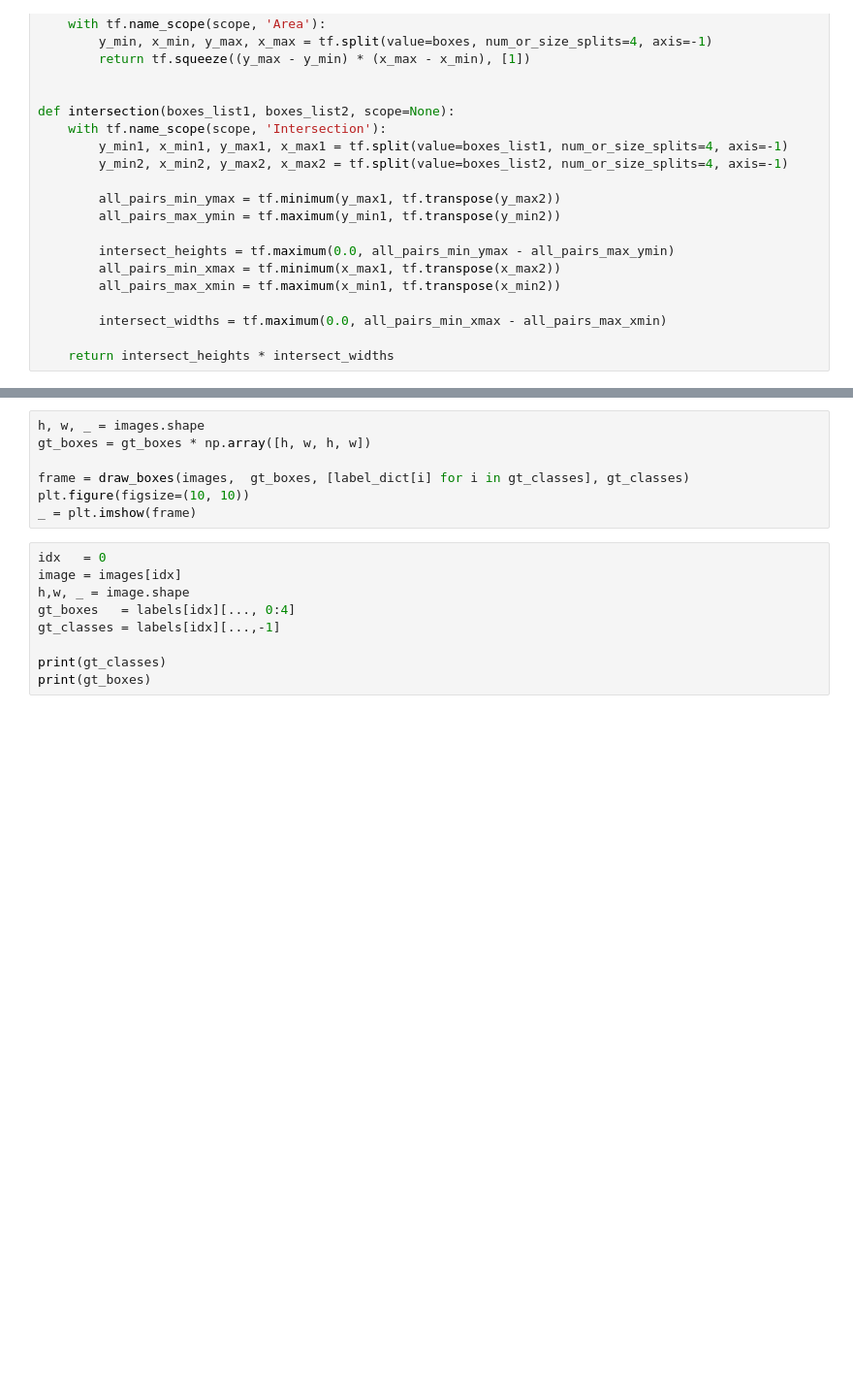
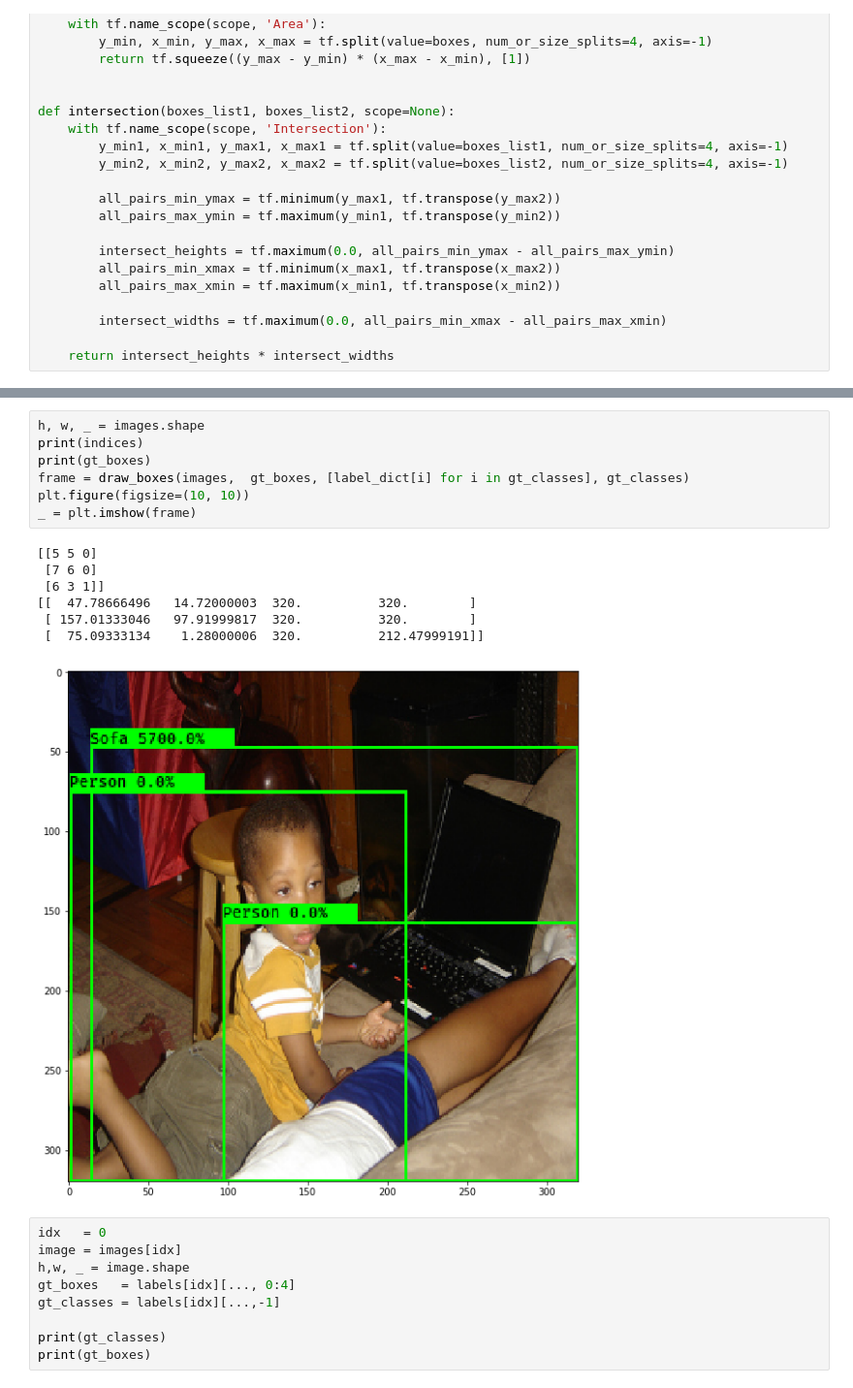
Before and after one commit to datlife/yolov2, a Jupyter notebook: datagen.ipynb, the cells around one changed output, grey strips where cells are left out. Shown at 97% size. Saved outputs shown, nothing was run; the diff lists cells and outputs as text; blank space fills up the shorter version.

```diff
--- a/datagen.ipynb
+++ b/datagen.ipynb
@@ -161,10 +200,18 @@ images, values = val_gen.next()
 # %%
 h, w, _ = images.shape
-gt_boxes = gt_boxes * np.array([h, w, h, w])
-
+print(indices)
+print(gt_boxes)
 frame = draw_boxes(images,  gt_boxes, [label_dict[i] for i in gt_classes], gt_classes)
 plt.figure(figsize=(10, 10))
 _ = plt.imshow(frame)
+# %% [output]
+[[5 5 0]
+ [7 6 0]
+ [6 3 1]]
+[[  47.78666496   14.72000003  320.          320.        ]
+ [ 157.01333046   97.91999817  320.          320.        ]
+ [  75.09333134    1.28000006  320.          212.47999191]]
+[figure, added]
 # %%
 idx   = 0
 image = images[idx]
```
Also changed, not shown: parts of 8 cells of this notebook.
